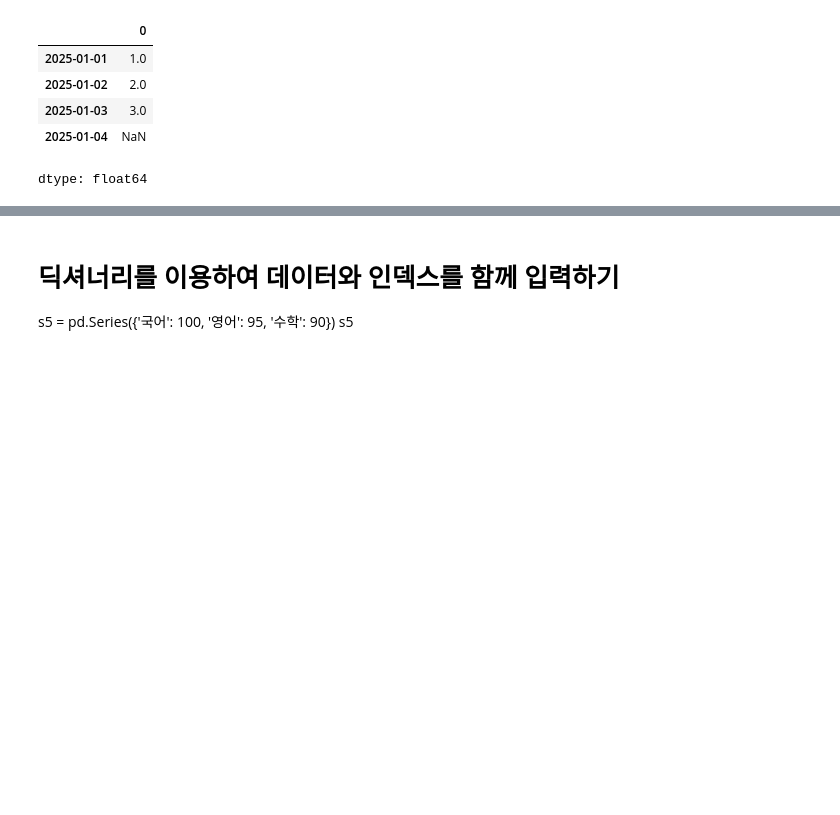
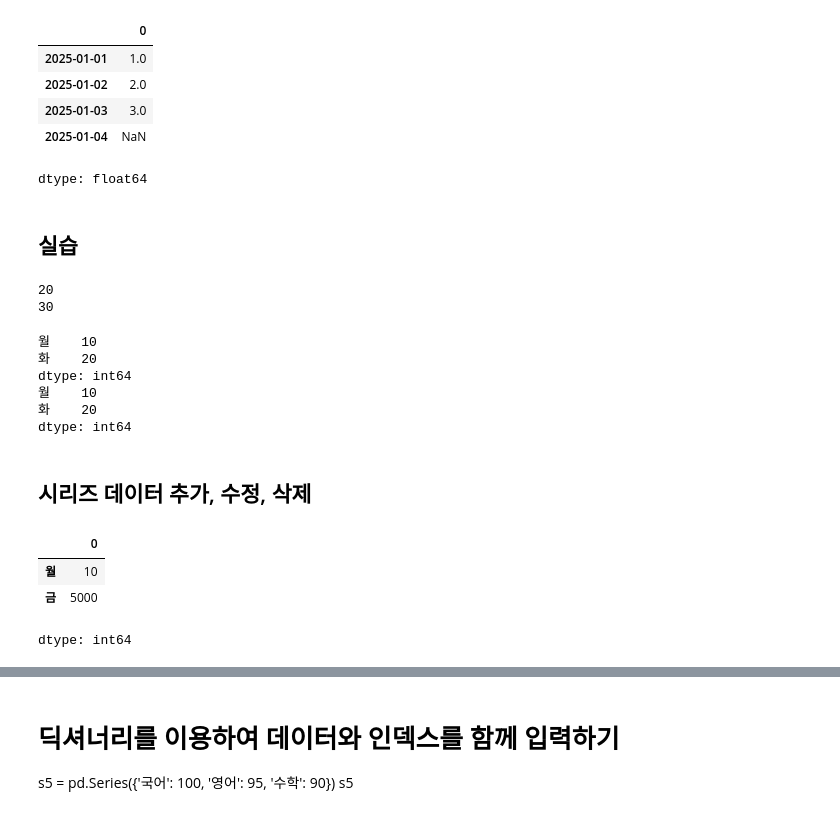
Before and after one commit to dasom222g/learn-pandas, a Jupyter notebook: 02_Pandas_실습_코드.ipynb, the cells around one changed output, grey strips where cells are left out. Saved outputs shown, nothing was run; the diff lists cells and outputs as text; code cells hidden in the pictures; blank space fills up the shorter version.

```diff
--- a/02_Pandas_실습_코드.ipynb
+++ b/02_Pandas_실습_코드.ipynb
@@ -129,3 +124,64 @@ s3
 | 2025-01-03 | 3.0 |
 | 2025-01-04 | NaN |
 dtype: float64
+# %% [markdown]
+## 실습
+# %%
+data = [10, 20, 30]
+index = ['월', '화', '수']
+
+s = pd.Series(data=data, index=index)
+s
+
+# 인덱싱
+print(s.iloc[1]) # 20
+print(s.loc['수']) # 30
+# %% [output]
+20
+30
+# %%
+# 슬라이싱
+row = s.iloc[:2]
+print(row) # 10 (Sereise타입)
+
+row2 = s.loc[:"화"]
+print(row2)
+
+# type(row)
+# %% [output]
+월    10
+화    20
+dtype: int64
+월    10
+화    20
+dtype: int64
+# %% [markdown]
+## 시리즈 데이터 추가, 수정, 삭제
+# %%
+data = [10, 20, 30]
+index = ['월', '화', '수']
+
+s = pd.Series(data, index=index)
+
+# 추가
+
+s.loc['목'] = 40
+s['금'] = 50
+s
+
+# 수정
+
+s.iloc[1] = 2000
+s.loc['수'] = 3000
+s.loc[['목', '금']] = [4000, 5000] # 여러개 수정
+s
+
+# 삭제
+s.drop('화', inplace=True)
+s.drop(['수', '목'], inplace=True) # 여러개 삭제
+s
+# %% [output]
+|  | 0 |
+| 월 | 10 |
+| 금 | 5000 |
+dtype: int64
```
Also changed, not shown: parts of 8 cells of this notebook.
